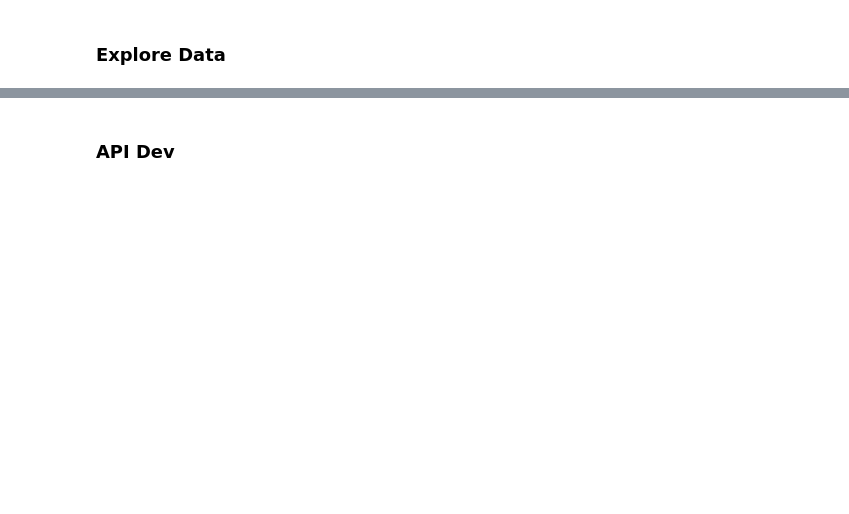
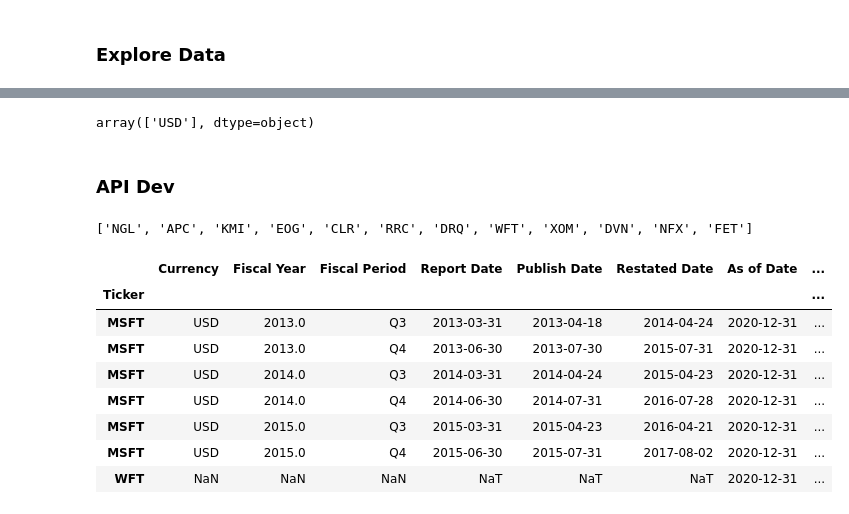
Before and after one commit to bbk-pij-2012-29/Financial-Data-API, a Jupyter notebook: api_dev.ipynb, the cells around one changed output, grey strips where cells are left out. Drawn from its saved outputs; the diff is of its cells as text; code cells hidden in the pictures; blank space fills up the shorter version.

Commit message:
improve the get data output to include all stocks, even if there's no data

```diff
--- a/api_dev.ipynb
+++ b/api_dev.ipynb
@@ -17,3 +94,7 @@ df_us_balance_ttm.head()
+# %%
+df_us_balance_ttm['Currency'].unique()
+# %% [output]
+array(['USD'], dtype=object)
 # %%
 df_us_balance_ttm[df_us_balance_ttm['Ticker'] == 'IBM'].tail(5)
 # %%
@@ -696,3 +809,24 @@ api = FinancialDataAPI()
 # api.get_data(['MSFT', 'IBM'], 'Net Income', pt='a', y_start=2013, y_end=2015, as_of_date_start=date(2020, 12, 31), as_of_date_end=date(2020, 12, 31))
 # %%
 # bugfix as of date range for rel period between 2020 to 2021
+# %%
+energy_tickers = api.get_ticker_by_classification(
+    ['Energy'], as_of_date=date(2018, 12, 31)
+)
+
+print(energy_tickers)
+# %% [output]
+['NGL', 'APC', 'KMI', 'EOG', 'CLR', 'RRC', 'DRQ', 'WFT', 'XOM', 'DVN', 'NFX', 'FET']
+# %%
+df = api.get_data(['MSFT', 'WFT'], 'Net Income', pt='q', y_start=2013, y_end=2015, q_start=3, q_end=4, as_of_date_start=date(2020, 12, 31), as_of_date_end=date(2020, 12, 31))
+df
+# %% [output]
+|  | Currency | Fiscal Year | Fiscal Period | Report Date | Publish Date | Restated Date | As of Date | ... |
+| Ticker |  |  |  |  |  |  |  | ... |
+| MSFT | USD | 2013.0 | Q3 | 2013-03-31 | 2013-04-18 | 2014-04-24 | 2020-12-31 | ... |
+| MSFT | USD | 2013.0 | Q4 | 2013-06-30 | 2013-07-30 | 2015-07-31 | 2020-12-31 | ... |
+| MSFT | USD | 2014.0 | Q3 | 2014-03-31 | 2014-04-24 | 2015-04-23 | 2020-12-31 | ... |
+| MSFT | USD | 2014.0 | Q4 | 2014-06-30 | 2014-07-31 | 2016-07-28 | 2020-12-31 | ... |
+| MSFT | USD | 2015.0 | Q3 | 2015-03-31 | 2015-04-23 | 2016-04-21 | 2020-12-31 | ... |
+| MSFT | USD | 2015.0 | Q4 | 2015-06-30 | 2015-07-31 | 2017-08-02 | 2020-12-31 | ... |
+| WFT | NaN | NaN | NaN | NaT | NaT | NaT | 2020-12-31 | ... |
```
Also changed, not shown: parts of 15 cells of this notebook, 2 other files.
